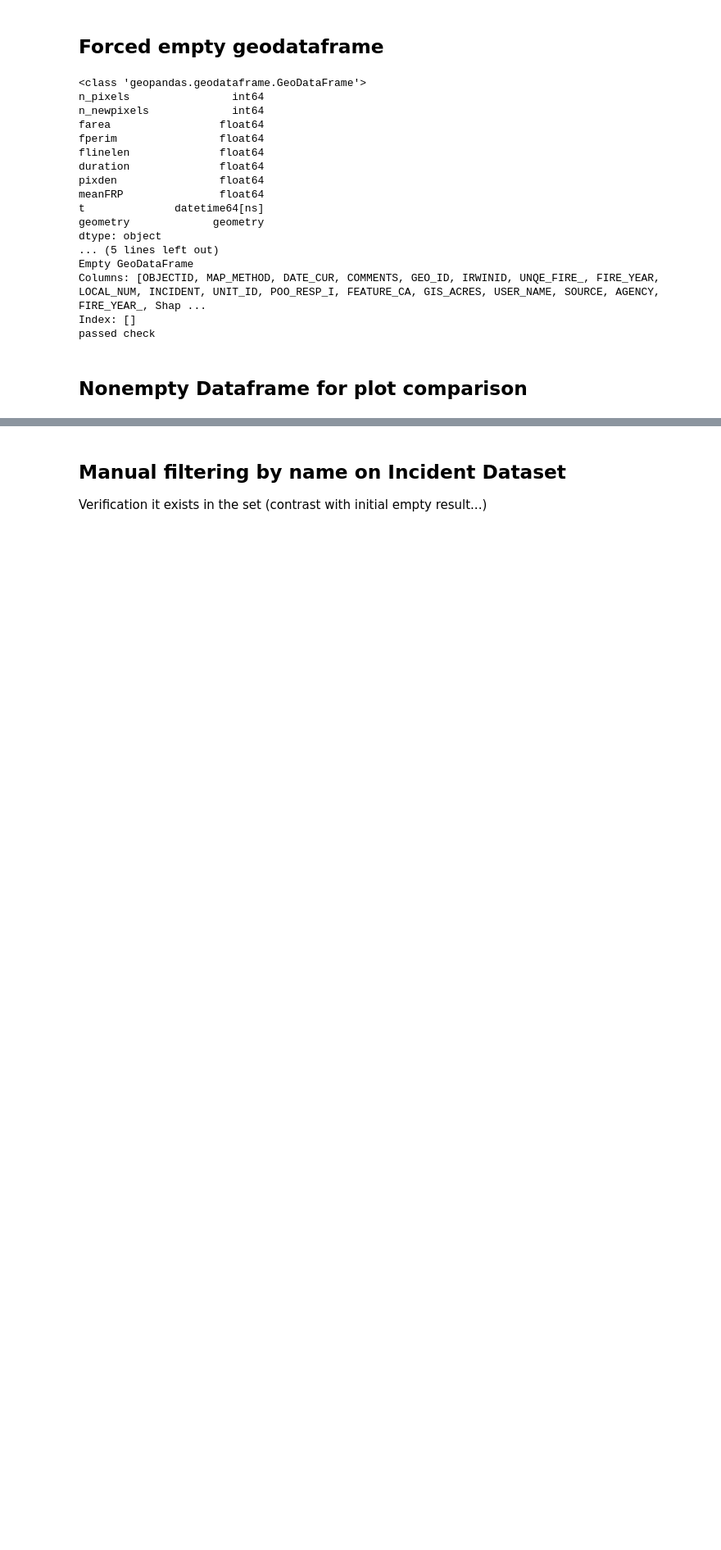
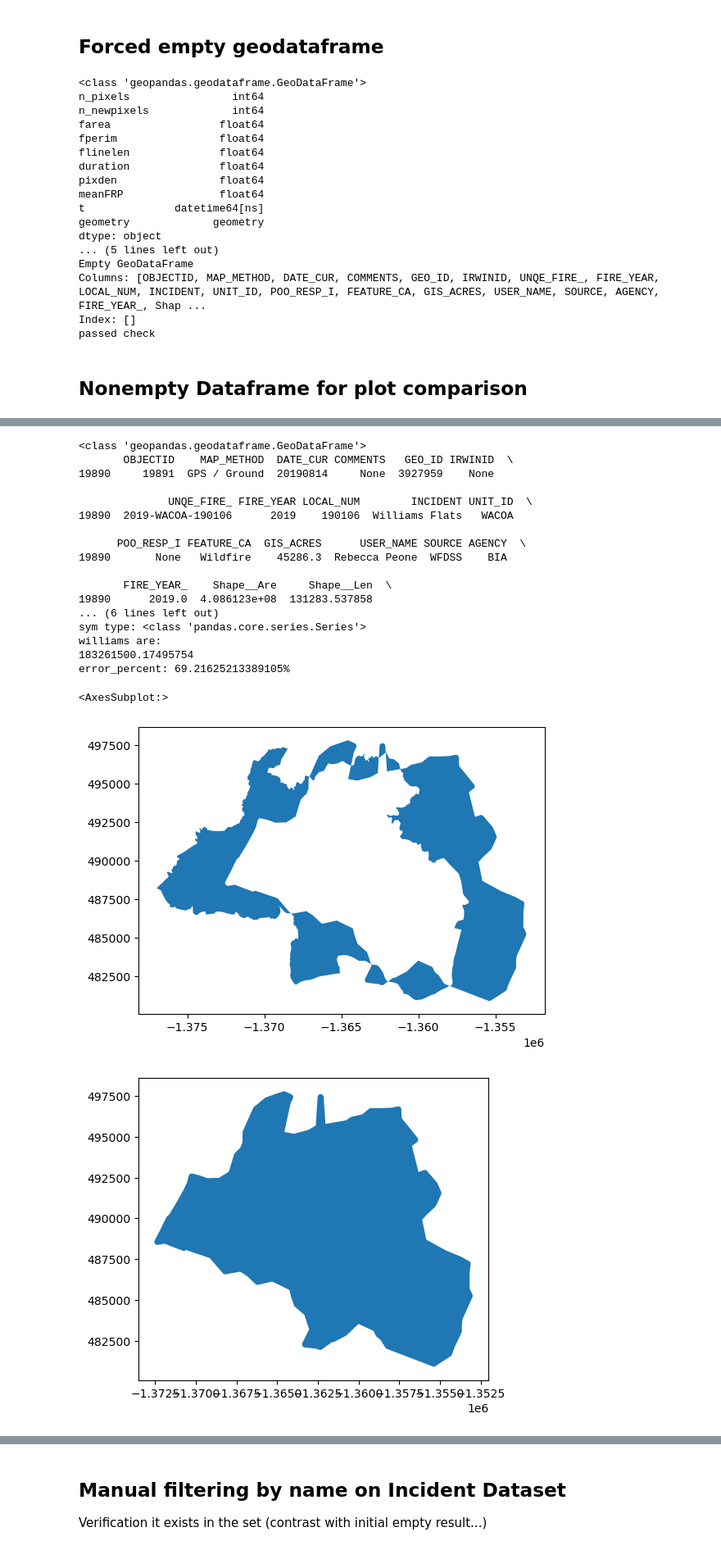
Before and after one commit to ksharonin/feds-benchmarking, a Jupyter notebook: NIFC v. Williams Flat Comparison Prototype.ipynb, the cells around one changed output, grey strips where cells are left out. Shown: that part at 82% size. Saved outputs shown, nothing was run; the diff lists cells and outputs as text; code cells hidden in the pictures; blank space fills up the shorter version.

```diff
--- a/NIFC v. Williams Flat Comparison Prototype.ipynb
+++ b/NIFC v. Williams Flat Comparison Prototype.ipynb
@@ -713,0 +714,61 @@ for match in id_matches:
+# %%
+# prototype stat / performance evaluation
+
+# where resulting is our nifc comparison
+# williams_incident.plot() vs lowest
+# print(type(resulting.iloc[[0]].geometry))
+# extract area example (should only be single entry)
+assert resulting.iloc[[0]].geometry.shape[0] == 1, "Multi-features, min area logic will fail."
+# print(type(resulting.iloc[[0]].geometry.area.min()))
+assert type(resulting.iloc[[0]].geometry.area.min()) is np.float64, "Type mismatch"
+
+for match in id_matches:
+    # original year_perims geom instance
+    print(type(match))
+    print(match.iloc[[0]])
+    print(type(match.iloc[[0]].geometry))
+
+    # run symmetric difference
+    sym_diff = lowest.iloc[[0]].symmetric_difference(williams_incident.iloc[[0]], align=False)
+    # plot
+    sym_diff.plot()
+    print(type(sym_diff))
+
+    assert sym_diff.shape[0] == 1, "Failed size check"
+
+    # error:
+    # symdiff / correct area
+    print(f'sym diff area: {sym_diff.geometry.area.item()}')
+    #@NOTE: requires item tag for geycj
+    print(f'sym type: {type(sym_diff.iloc[[0]].geometry.area)}')
+    # print(f'willsm area: {williams_incident}')
+    print('williams are:')
+    print(williams_incident.iloc[[0]].geometry.area.item())
+    error_percent = (sym_diff.geometry.area.item() / williams_incident.iloc[[0]].geometry.area.item()) * 100
+    print(f'error_percent: {error_percent}%')
+
+# lowest - feds
+lowest.plot()
+# NIFC
+williams_incident.plot()
+# %% [output]
+<class 'geopandas.geodataframe.GeoDataFrame'>
+       OBJECTID    MAP_METHOD  DATE_CUR COMMENTS   GEO_ID IRWINID  \
+19890     19891  GPS / Ground  20190814     None  3927959    None
+
+              UNQE_FIRE_ FIRE_YEAR LOCAL_NUM        INCIDENT UNIT_ID  \
+19890  2019-WACOA-190106      2019    190106  Williams Flats   WACOA
+
+      POO_RESP_I FEATURE_CA  GIS_ACRES      USER_NAME SOURCE AGENCY  \
+19890       None   Wildfire    45286.3  Rebecca Peone  WFDSS    BIA
+
+       FIRE_YEAR_    Shape__Are     Shape__Len  \
+19890      2019.0  4.086123e+08  131283.537858
+... (6 lines left out)
+sym type: <class 'pandas.core.series.Series'>
+williams are:
+183261500.17495754
+error_percent: 69.21625213389105%
+<AxesSubplot:>
+[figure, added]
+[figure, added]
```
Also changed, not shown: parts of 6 cells of this notebook, 1 other file.
